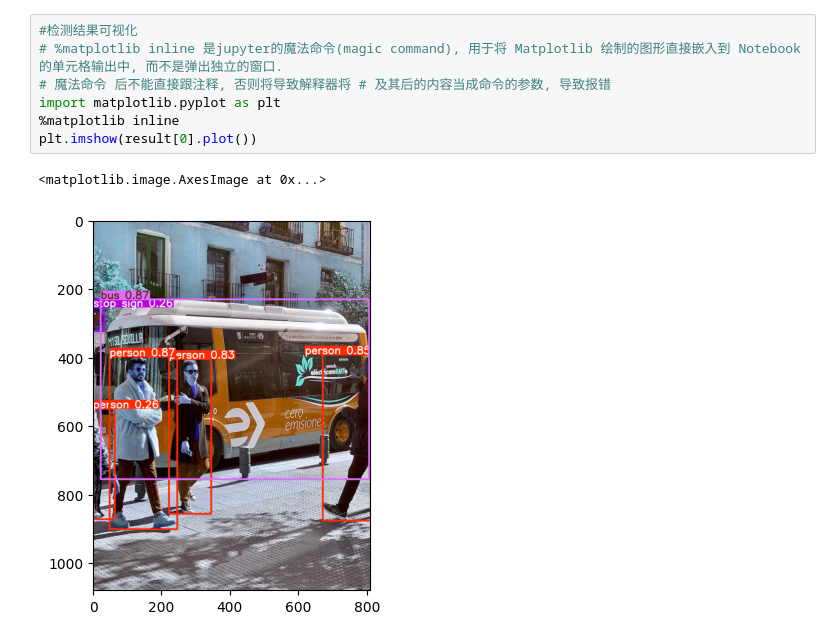
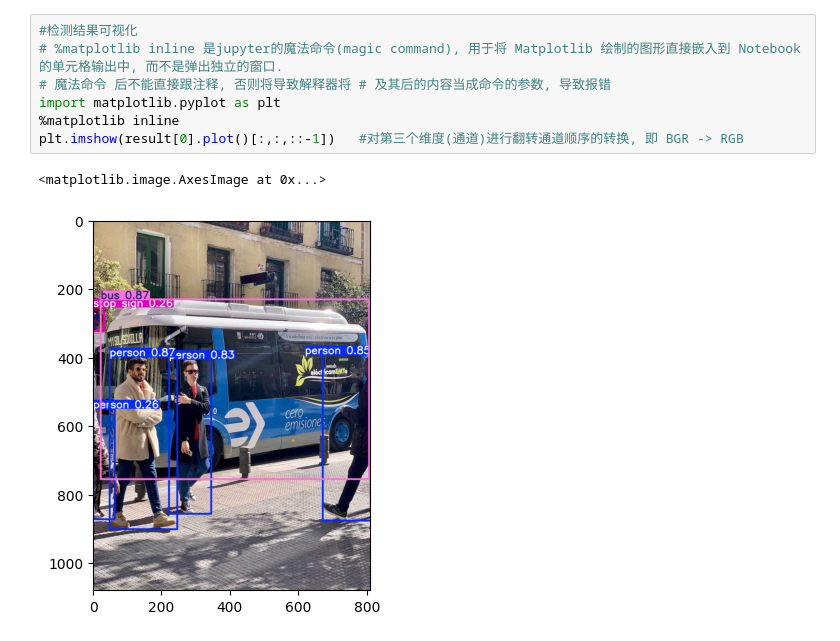
Before and after one commit to MayeKnight/Program, a Jupyter notebook: yolov8/ultralytics-main/program/jupyter/predict.ipynb, the cells around one changed output. Cells and saved outputs as stored; diff of their text form.

```diff
--- a/yolov8/ultralytics-main/program/jupyter/predict.ipynb
+++ b/yolov8/ultralytics-main/program/jupyter/predict.ipynb
@@ -31,10 +31,10 @@ speed: {'preprocess': 4.887099999990596, 'inference': 116.6202999999939, 'postpr
 # %%
 #检测结果可视化
 # %matplotlib inline 是jupyter的魔法命令(magic command), 用于将 Matplotlib 绘制的图形直接嵌入到 Notebook 的单元格输出中, 而不是弹出独立的窗口.
 # 魔法命令 后不能直接跟注释, 否则将导致解释器将 # 及其后的内容当成命令的参数, 导致报错
 import matplotlib.pyplot as plt
 %matplotlib inline
-plt.imshow(result[0].plot())
+plt.imshow(result[0].plot()[:,:,::-1])   #对第三个维度(通道)进行翻转通道顺序的转换, 即 BGR -> RGB
 # %% [output]
 <matplotlib.image.AxesImage at 0x...>
-[figure, old version]
+[figure, new version]
```
Also changed, not shown: parts of 4 cells of this notebook, 5 other files.
